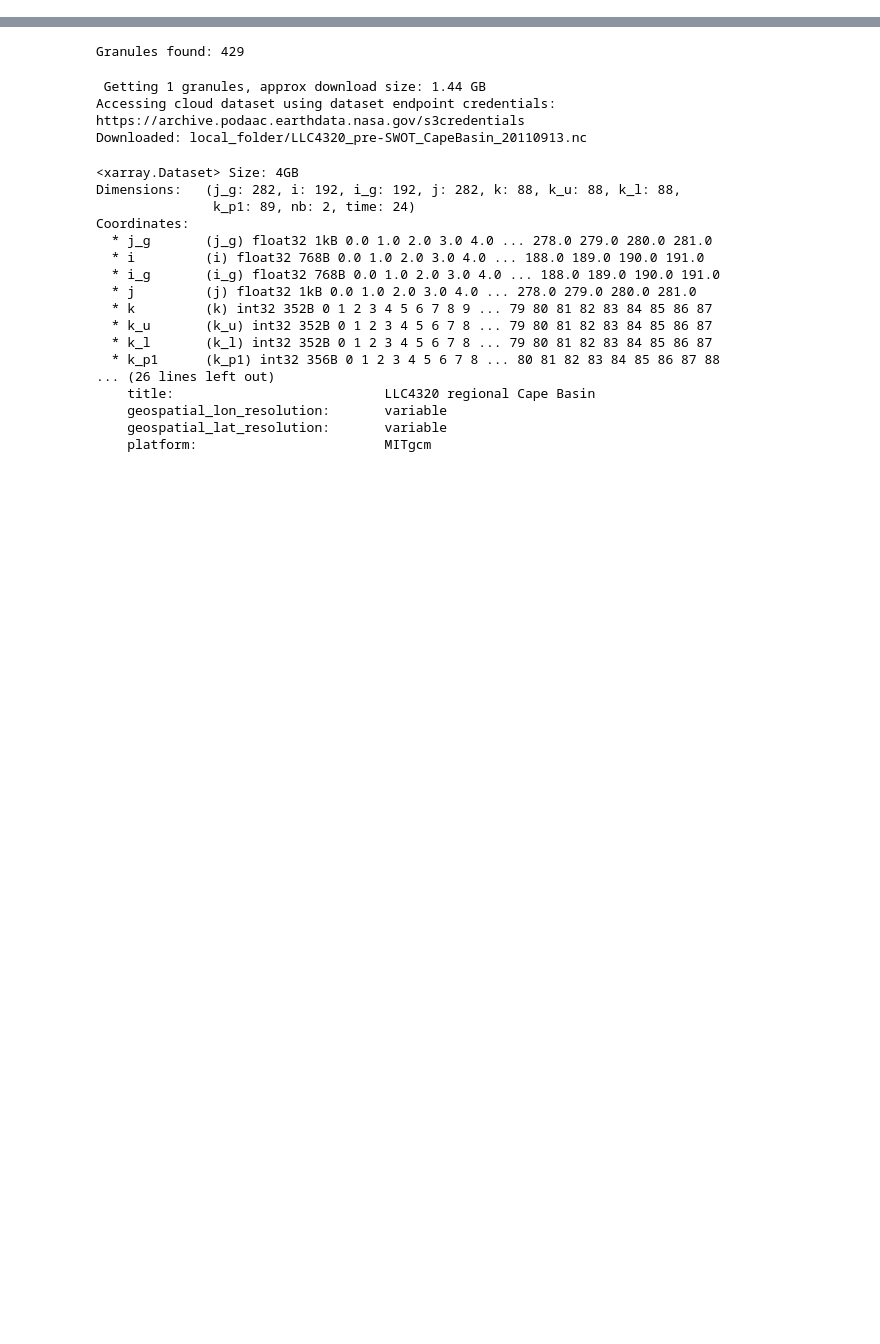
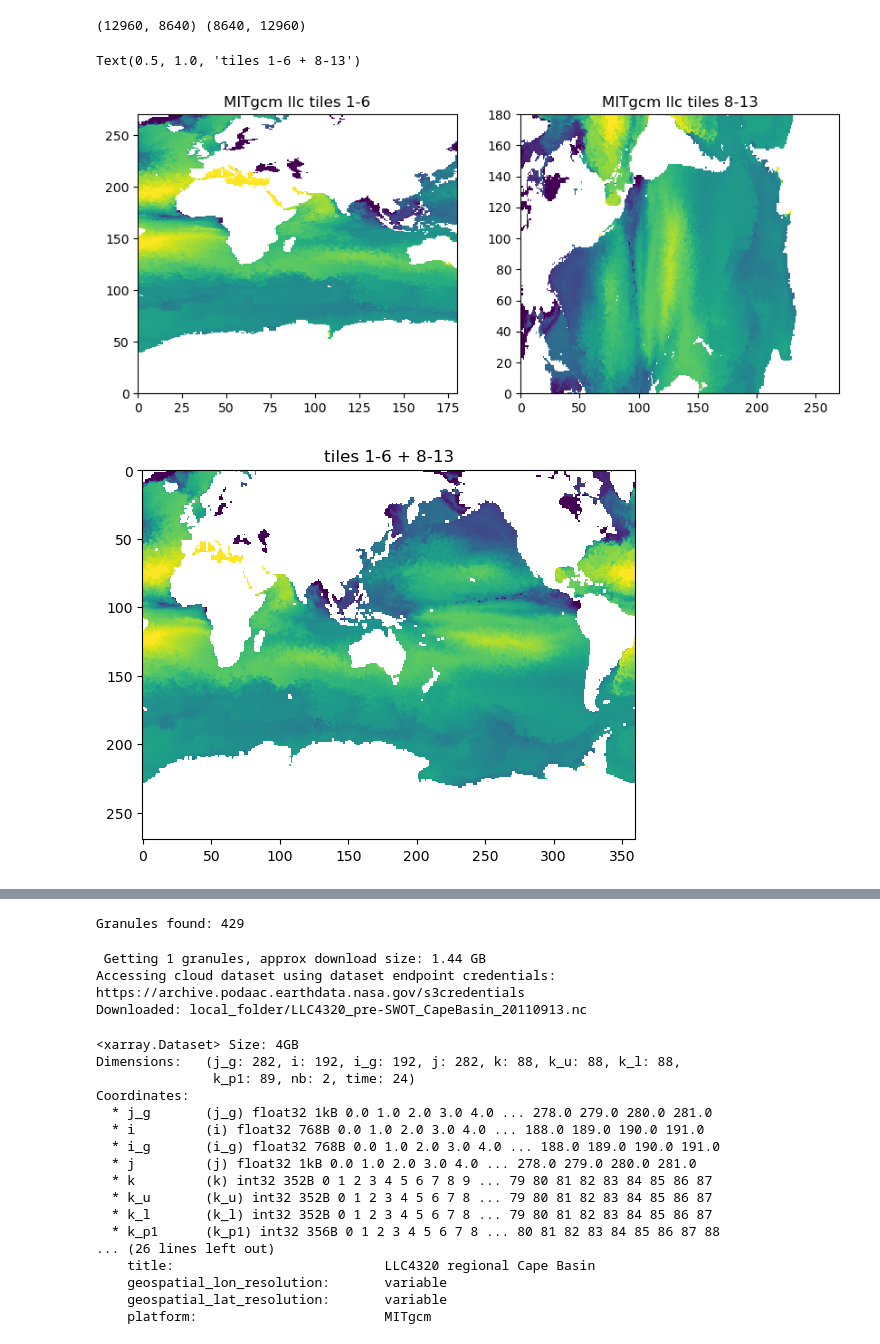
Before and after one commit to jinbow/ocean-ml-data-prep, a Jupyter notebook: data-description.ipynb, the cells around one changed output, grey strips where cells are left out. Cells and saved outputs as stored; diff of their text form; code cells hidden in the pictures; blank space fills up the shorter version.

Commit message:
add utils.py, add data description of the global SSS (SST)

```diff
--- a/data-description.ipynb
+++ b/data-description.ipynb
@@ -7,0 +18,30 @@ import requests
+# %%
+import numpy as np
+import utils
+
+sss=np.fromfile('/home/jovyan/shared-public/swot_shared/super_resolution/SSS/hFacC_k0.data','>f4')
+sss_tmp=np.fromfile('/home/jovyan/shared-public/swot_shared/super_resolution/SSS/SSS.0001400112.shrunk','>f4')
+sss[sss!=0]=sss_tmp
+sss[sss==0]=np.nan
+
+sss_east,sss_west=utils.mds2d(sss)
+print(sss_east.shape,sss_west.shape)
+# %% [output]
+(12960, 8640) (8640, 12960)
+# %%
+#show an example
+fig,ax=plt.subplots(1,2,figsize=(10,4))
+ax[0].pcolormesh(sss_east[::48,::48],vmin=31,vmax=37) #skip every 48 points to speed up the image rendering
+ax[0].set_title('MITgcm llc tiles 1-6')
+#ax[0].invert_yaxis()
+ax[1].pcolormesh(sss_west[::48,::48],vmin=31,vmax=37) #skip every 48 points to speed up the image rendering
+ax[1].set_title('MITgcm llc tiles 8-13')
+sss_full=np.c_[sss_east,sss_west.T[::-1,:]] #piece the two together
+
+plt.figure()
+plt.imshow(sss_full[::48,::48][::-1,:],vmin=31,vmax=37)
+plt.title('tiles 1-6 + 8-13')
+# %% [output]
+Text(0.5, 1.0, 'tiles 1-6 + 8-13')
+[figure, added]
+[figure, added]
```
Also changed, not shown: parts of 7 cells of this notebook, 1 other file.
